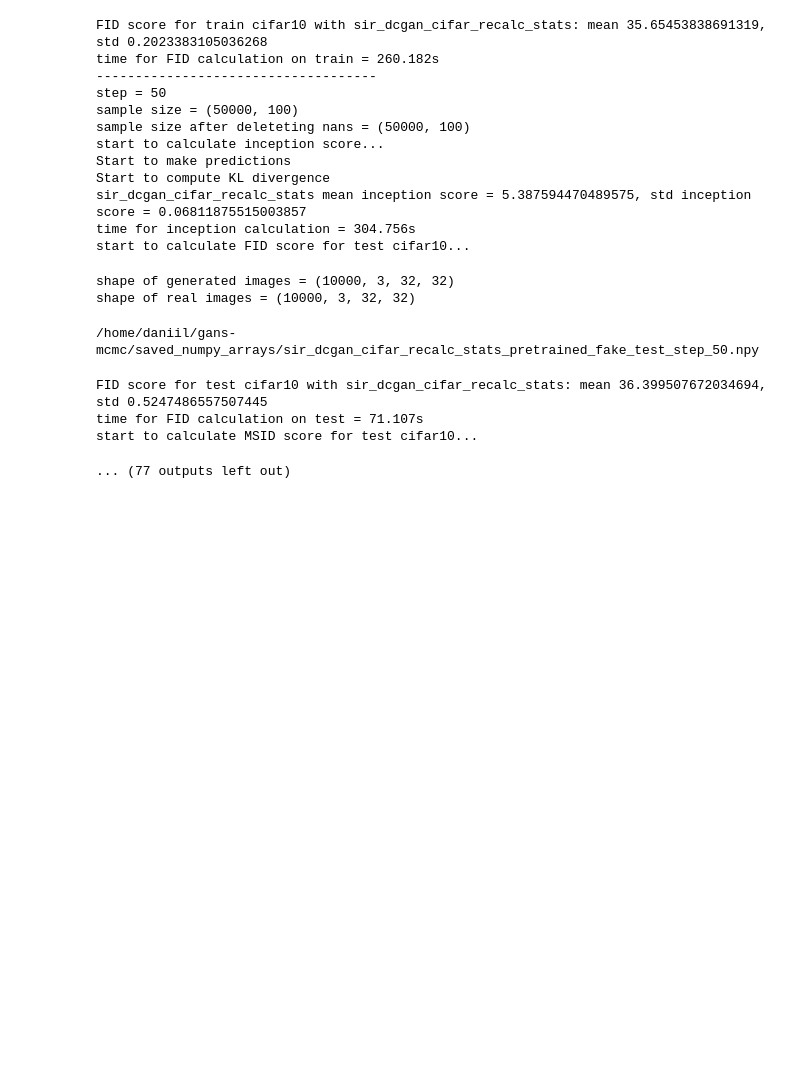
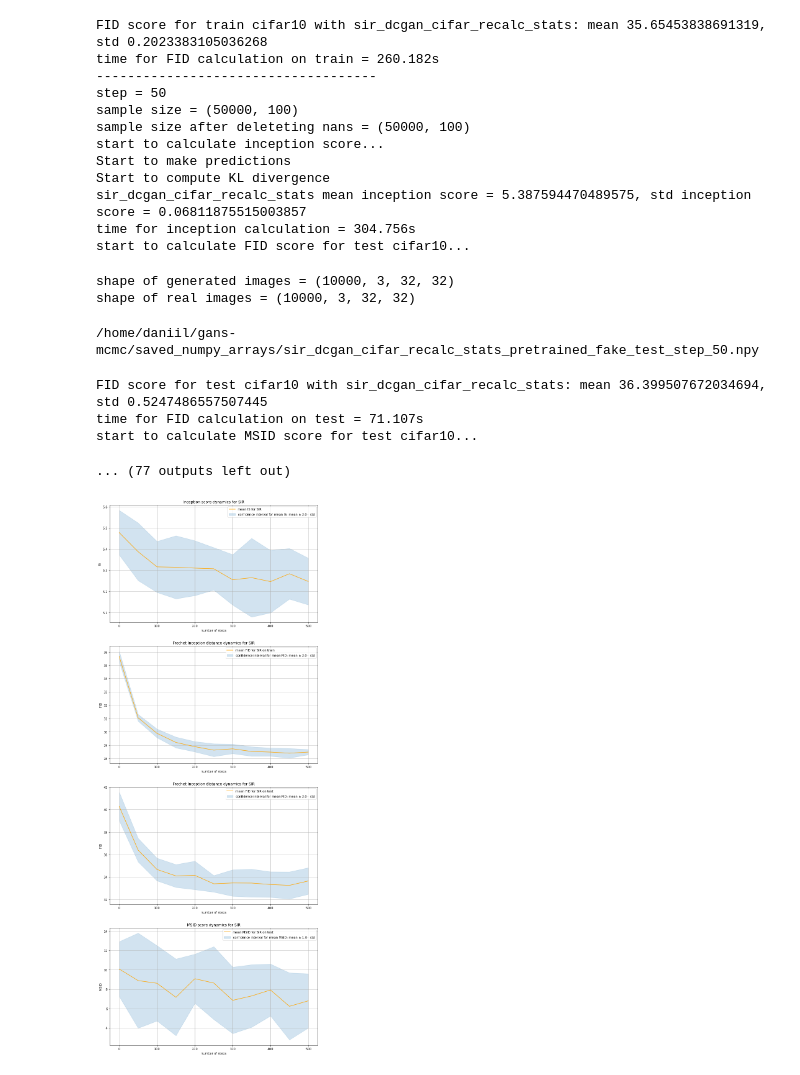
Before and after one commit to premolab/gans_sampling, a Jupyter notebook: notebooks/Cifar10_reimplement.ipynb, the cells around one changed output. Drawn from its saved outputs; the diff is of its cells as text; code cells hidden in the pictures; blank space fills up the shorter version.

Commit message:
add plotting

```diff
--- a/notebooks/Cifar10_reimplement.ipynb
+++ b/notebooks/Cifar10_reimplement.ipynb
@@ -445,3 +445,25 @@ FID score for test cifar10 with sir_dcgan_cifar_recalc_stats: mean 36.3995076720
 time for FID calculation on test = 71.107s
 start to calculate MSID score for test cifar10...
 ... (77 outputs left out)
+# %%
+def load_dict_stats(method_name, path_to_save):
+
+    names_list = ["inception_scores_mean", "inception_scores_std",
+                      "fid_scores_mean_train", "fid_scores_mean_test",
+                      "fid_scores_std_train", "fid_scores_std_test",
+                      "msid_scores_mean_train", "msid_scores_mean_test",
+                      "msid_scores_std_train", "msid_scores_std_test"
+                      ]
+
+    dict_results = {}
+    for i in range(len(names_list)):
+        cur_score_path = os.path.join(path_to_save,
+                                      f"{method_name}_{names_list[i]}.npy")
+        arrays_list = np.load(cur_score_path)
+        dict_results[names_list[i]] = arrays_list
+
+    return dict_results
+
+method_name = 'sir_dcgan_cifar_recalc_stats'
+path_to_save = '/home/daniil/gans-mcmc/saved_numpy_arrays'
+dict_results = load_dict_stats(method_name, path_to_save)
@@ -447,0 +514,18 @@ start to calculate MSID score for test cifar10...
+# %%
+plot_is_fid_msid = [True, True, True, True]
+stds_coef = [2.0, 2.0, 2.0, 1.0]
+start_plot = None
+every_step = 50
+method_name = "SIR"
+figsize = (12, 8)
+
+axs = plot_scores_dynamics(scores=dict_results,
+                           every_step=every_step,
+                           method_name=method_name,
+                           figsize=figsize,
+                           path_to_save=path_to_save,
+                           start_plot=start_plot,
+                           stds_coef = stds_coef,
+                           plot_is_fid_msid=plot_is_fid_msid)
+# %% [output]
+[figure, added]
```
Also changed, not shown: parts of 1 cell of this notebook.
